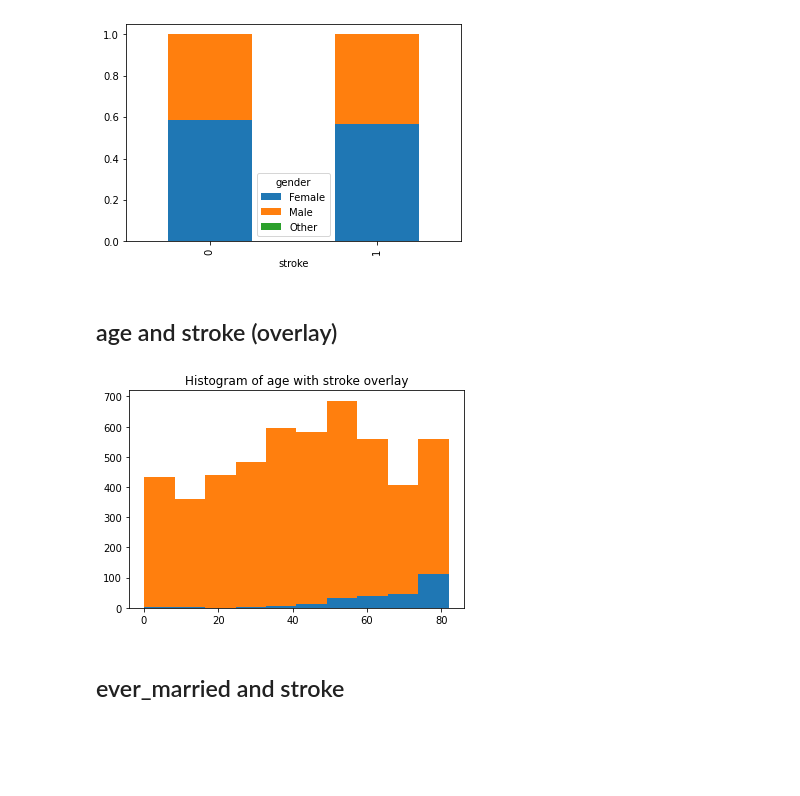
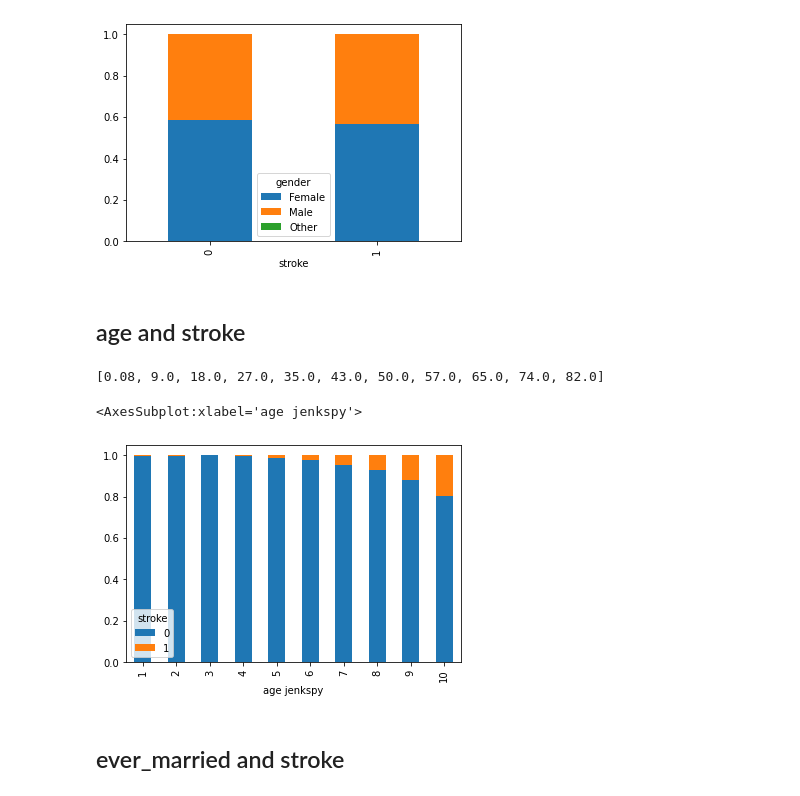
Before and after one commit to GhazaleZe/Stroke-Prediction, a Jupyter notebook: P2.ipynb, the cells around one changed output. Drawn from its saved outputs; the diff is of its cells as text; code cells hidden in the pictures; blank space fills up the shorter version.

```diff
--- a/P2.ipynb
+++ b/P2.ipynb
@@ -150,18 +150,18 @@ cross_tab_gender_norm.plot(kind='bar',stacked = True)
 <AxesSubplot:xlabel='stroke'>
 [figure]
 # %% [markdown]
-## age and stroke (overlay)
+## age and stroke
-# %%
-import matplotlib.pyplot as plt
-age_1=df[df.stroke==1]["age"]
-age_0=df[df.stroke==0]["age"]
-plt.hist([age_1,age_0],bins=10,stacked=True)
-plt.title('Histogram of age with stroke overlay')
-#plt.xlable('Age')
-#plt.ylable('Frequency')
-plt.show()
-# %% [output]
-[figure, removed]
+# %%
+breaks = jenkspy.jenks_breaks(df['age'], nb_class=10)
+print(breaks)
+df['age jenkspy'] = pd.cut(df['age'], bins=breaks, labels=["1", "2", "3", "4", "5","6","7","8","9","10"])
+cross_tab1 = pd.crosstab(df['age jenkspy'], df['stroke'])
+cross_tab1_normal = cross_tab1.div(cross_tab1.sum(1), axis=0)
+cross_tab1_normal.plot(kind='bar', stacked=True)
+# %% [output]
+[0.08, 9.0, 18.0, 27.0, 35.0, 43.0, 50.0, 57.0, 65.0, 74.0, 82.0]
+<AxesSubplot:xlabel='age jenkspy'>
+[figure, added]
 # %% [markdown]
 ## ever_married and stroke
 # %%
```
Also changed, not shown: parts of 1 cell of this notebook.
